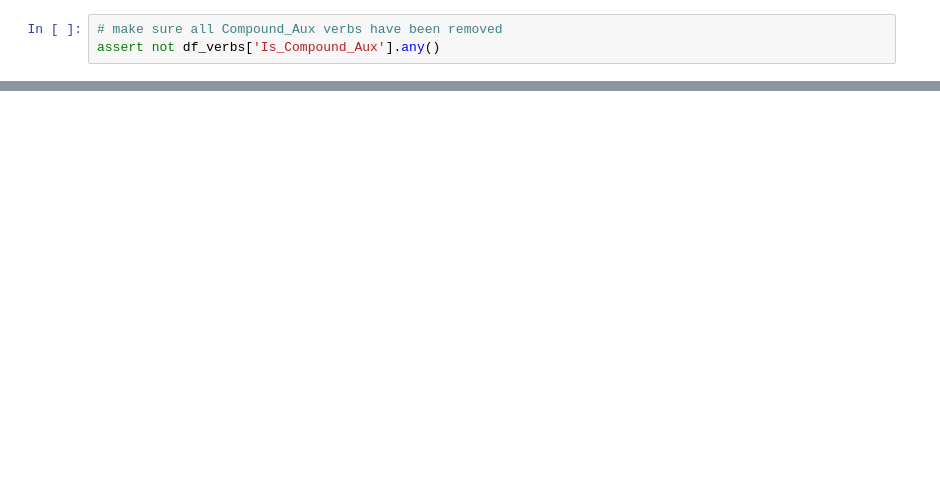
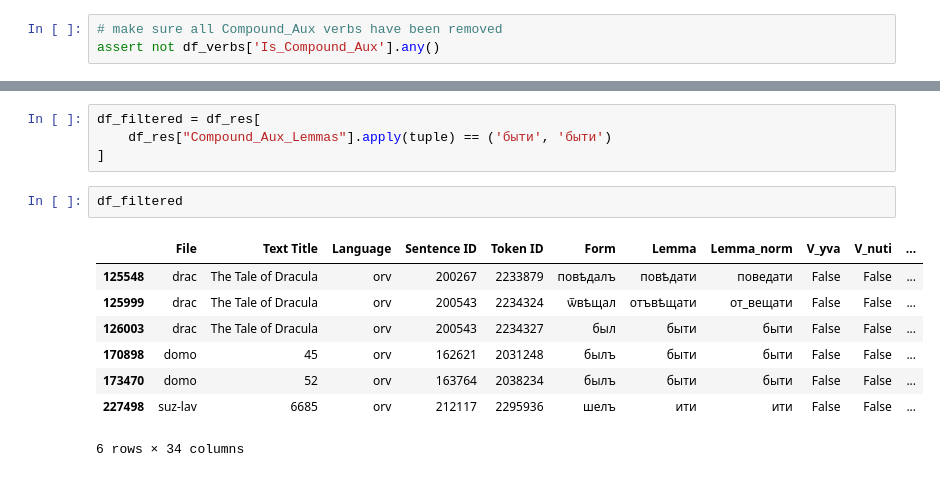
Before and after one commit to m03dtb/old-east-slavic-corpus-analysis, a Jupyter notebook: 02/8_Evaluate_Tempus.ipynb, the cells around one changed output, grey strips where cells are left out. Drawn from its saved outputs; the diff is of its cells as text; blank space fills up the shorter version.

```diff
--- a/02/8_Evaluate_Tempus.ipynb
+++ b/02/8_Evaluate_Tempus.ipynb
@@ -179,0 +251,15 @@ KeyError: False
+# %%
+df_filtered = df_res[
+    df_res["Compound_Aux_Lemmas"].apply(tuple) == ('быти', 'быти')
+]
+# %%
+df_filtered
+# %% [output]
+|  | File | Text Title | Language | Sentence ID | Token ID | Form | Lemma | Lemma_norm | V_yva | V_nuti | ... |
+| 125548 | drac | The Tale of Dracula | orv | 200267 | 2233879 | повѣдалъ | повѣдати | поведати | False | False | ... |
+| 125999 | drac | The Tale of Dracula | orv | 200543 | 2234324 | ѿвѣщал | отъвѣщати | от_вещати | False | False | ... |
+| 126003 | drac | The Tale of Dracula | orv | 200543 | 2234327 | был | быти | быти | False | False | ... |
+| 170898 | domo | 45 | orv | 162621 | 2031248 | былъ | быти | быти | False | False | ... |
+| 173470 | domo | 52 | orv | 163764 | 2038234 | былъ | быти | быти | False | False | ... |
+| 227498 | suz-lav | 6685 | orv | 212117 | 2295936 | шелъ | ити | ити | False | False | ... |
+6 rows × 34 columns
```
Also changed, not shown: parts of 8 cells of this notebook, 2 other files.
